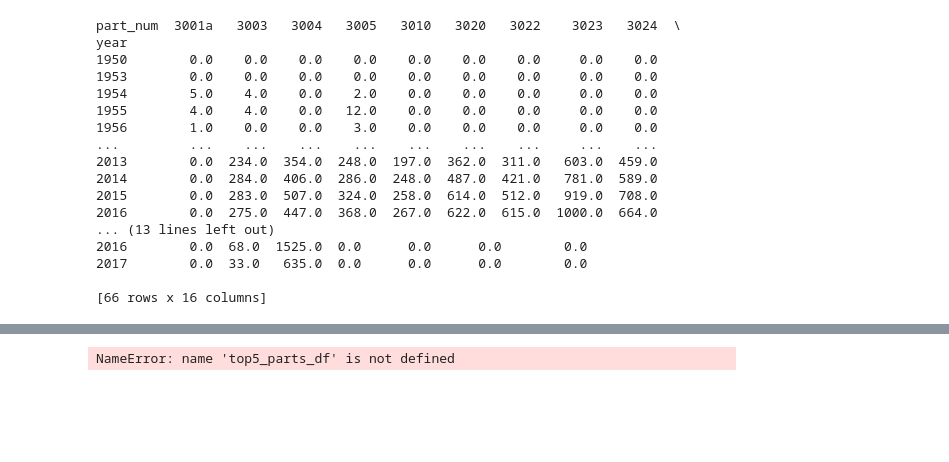
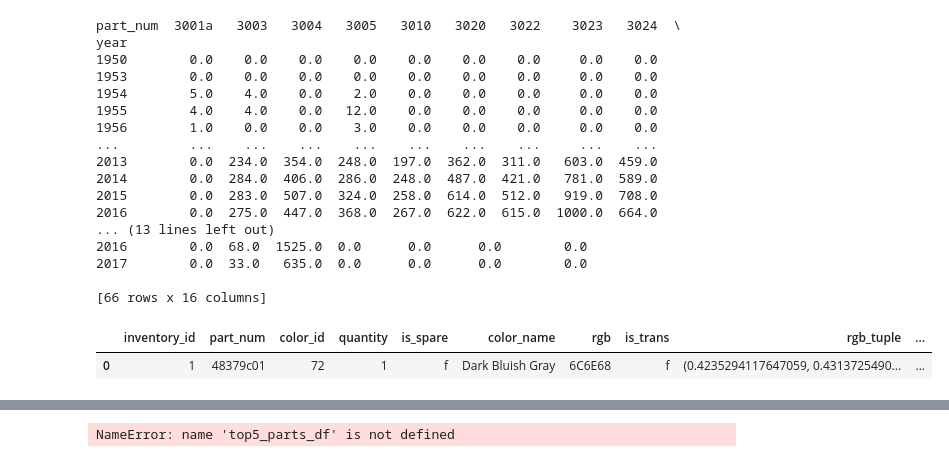
Before and after one commit to MatthewKolotylo/Lego-Project, a Jupyter notebook: OG Data/Master Code Copy.ipynb, the cells around one changed output, grey strips where cells are left out. Saved outputs shown, nothing was run; the diff lists cells and outputs as text; code cells hidden in the pictures; blank space fills up the shorter version.

```diff
--- a/OG Data/Master Code Copy.ipynb
+++ b/OG Data/Master Code Copy.ipynb
@@ -458,0 +469,5 @@ year
+# %%
+df.head(1)
+# %% [output]
+|  | inventory_id | part_num | color_id | quantity | is_spare | color_name | rgb | is_trans | rgb_tuple | ... |
+| 0 | 1 | 48379c01 | 72 | 1 | f | Dark Bluish Gray | 6C6E68 | f | (0.4235294117647059, 0.4313725490... | ... |
```
Also changed, not shown: parts of 15 cells of this notebook.
